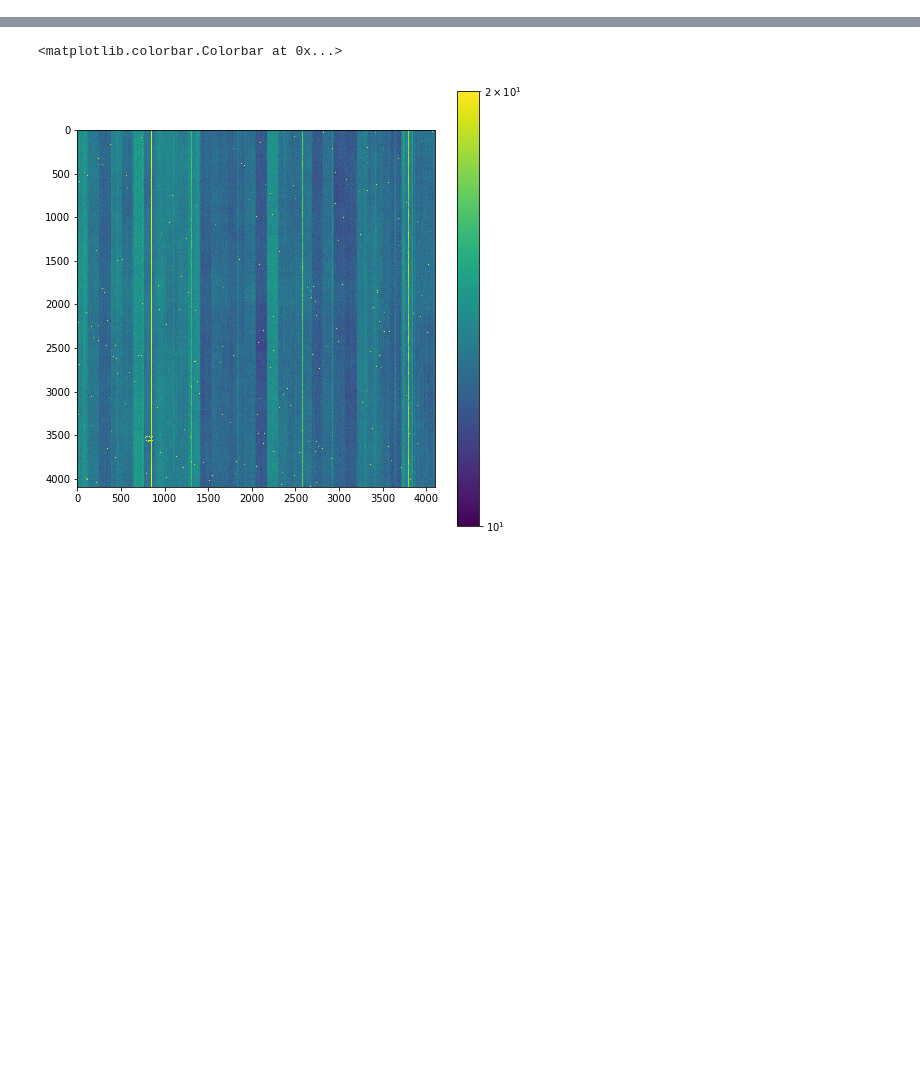
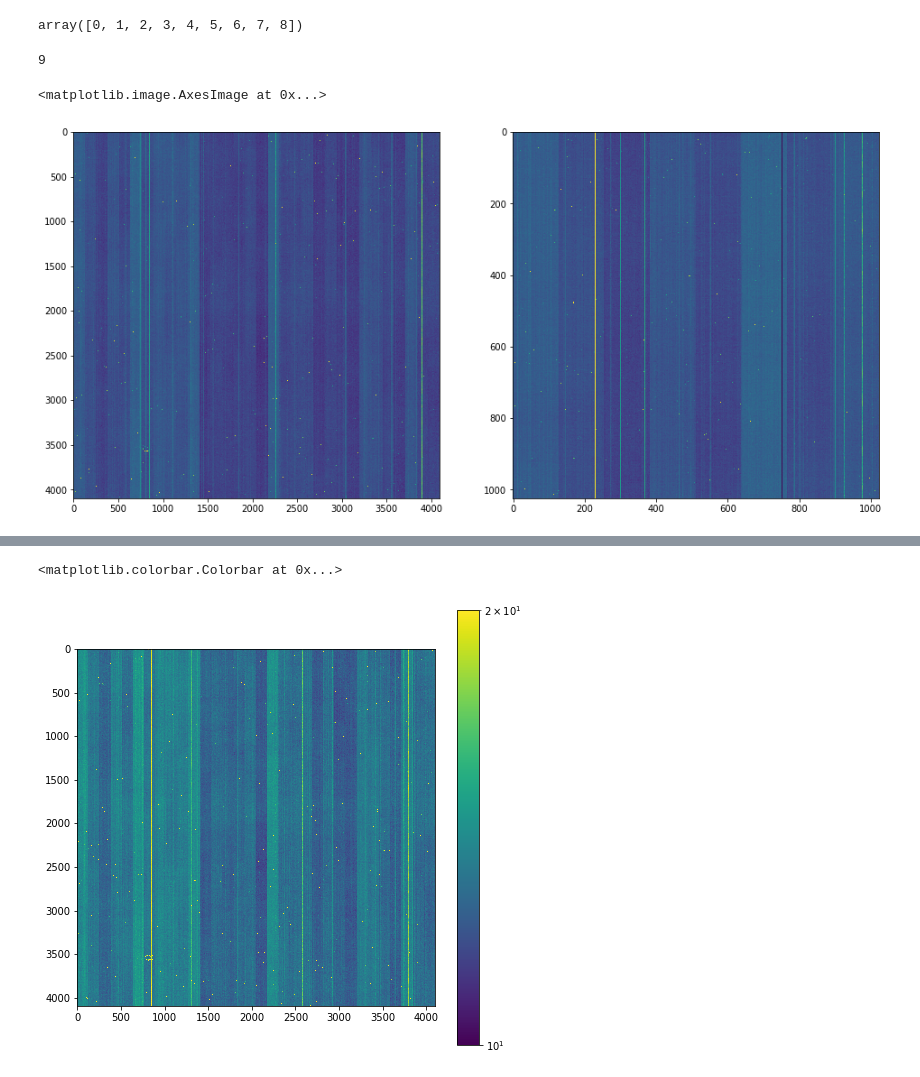
Before and after one commit to ekadofong/h4rg_analysis, a Jupyter notebook: notebooks/IRPonly.ipynb, the cells around one changed output, grey strips where cells are left out. Cells and saved outputs as stored; diff of their text form; code cells hidden in the pictures; blank space fills up the shorter version.

```diff
--- a/notebooks/IRPonly.ipynb
+++ b/notebooks/IRPonly.ipynb
@@ -33,0 +84,13 @@ Wall time: 17.3 s
+# %%
+np.arange(len(bestbaselines)//2)
+# %% [output]
+array([0, 1, 2, 3, 4, 5, 6, 7, 8])
+# %%
+len(bestbaselines)//2
+# %% [output]
+9
+# %%
+irp_var = np.load ( '../data/output/old/PFJB02402223_IRP_var.npy')
+data_var = np.load( '../data/output/old/PFJB02402223_data_var.npy')
+# %%
+irp0 = np.load('../data/output/PFJB02402223/PFJB02402223_IRP_var0.npy')
@@ -33,0 +100,9 @@ Wall time: 17.3 s
+# %%
+fig, axarr = plt.subplots(1,2, figsize=(16,8))
+
+kwargs = {'vmin':1e2, 'vmax':1e3, 'norm':colors.LogNorm () }
+axarr[0].imshow ( irp_var, **kwargs )
+axarr[1].imshow ( irp0, **kwargs )
+# %% [output]
+<matplotlib.image.AxesImage at 0x...>
+[figure, added]
```
Also changed, not shown: parts of 25 cells of this notebook, 6 other files.
